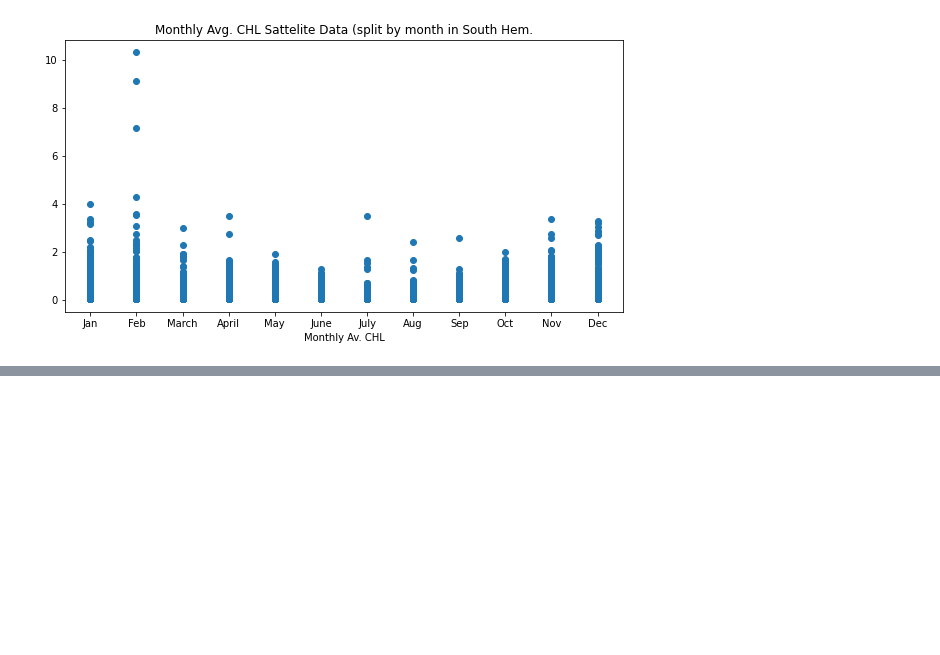
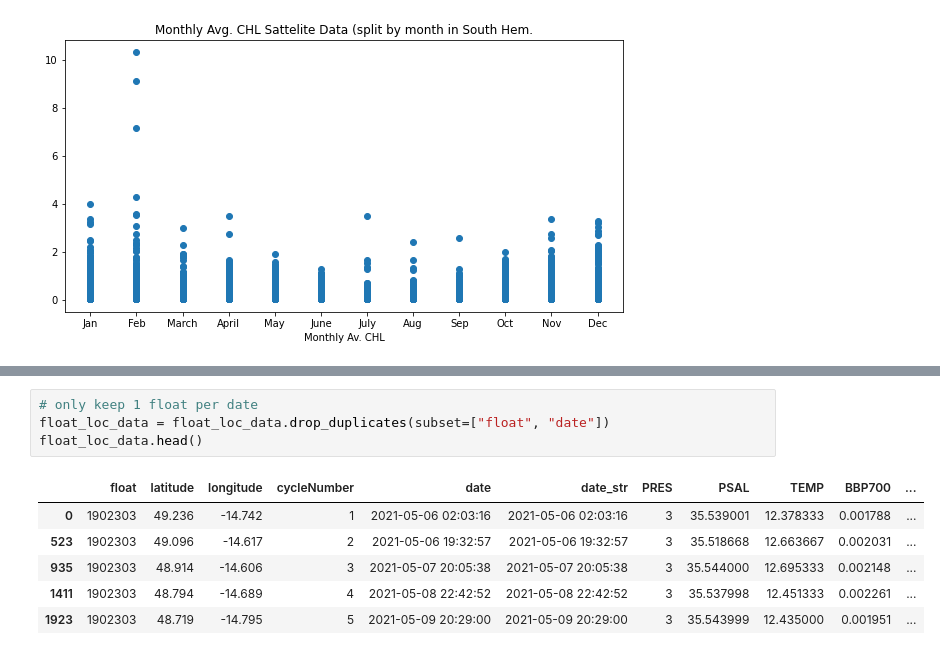
Before and after one commit to gnyirjesy/ocean-depth-characterization, a Jupyter notebook: EDA/elijah_EDA.ipynb, the cells around one changed output, grey strips where cells are left out. Cells and saved outputs as stored; diff of their text form; blank space fills up the shorter version.

```diff
--- a/EDA/elijah_EDA.ipynb
+++ b/EDA/elijah_EDA.ipynb
@@ -176,0 +192,11 @@ plt.show()
+# %%
+# only keep 1 float per date
+float_loc_data = float_loc_data.drop_duplicates(subset=["float", "date"])
+float_loc_data.head()
+# %% [output]
+|  | float | latitude | longitude | cycleNumber | date | date_str | PRES | PSAL | TEMP | BBP700 | ... |
+| 0 | 1902303 | 49.236 | -14.742 | 1 | 2021-05-06 02:03:16 | 2021-05-06 02:03:16 | 3 | 35.539001 | 12.378333 | 0.001788 | ... |
+| 523 | 1902303 | 49.096 | -14.617 | 2 | 2021-05-06 19:32:57 | 2021-05-06 19:32:57 | 3 | 35.518668 | 12.663667 | 0.002031 | ... |
+| 935 | 1902303 | 48.914 | -14.606 | 3 | 2021-05-07 20:05:38 | 2021-05-07 20:05:38 | 3 | 35.544000 | 12.695333 | 0.002148 | ... |
+| 1411 | 1902303 | 48.794 | -14.689 | 4 | 2021-05-08 22:42:52 | 2021-05-08 22:42:52 | 3 | 35.537998 | 12.451333 | 0.002261 | ... |
+| 1923 | 1902303 | 48.719 | -14.795 | 5 | 2021-05-09 20:29:00 | 2021-05-09 20:29:00 | 3 | 35.543999 | 12.435000 | 0.001951 | ... |
```
Also changed, not shown: parts of 4 cells of this notebook.
